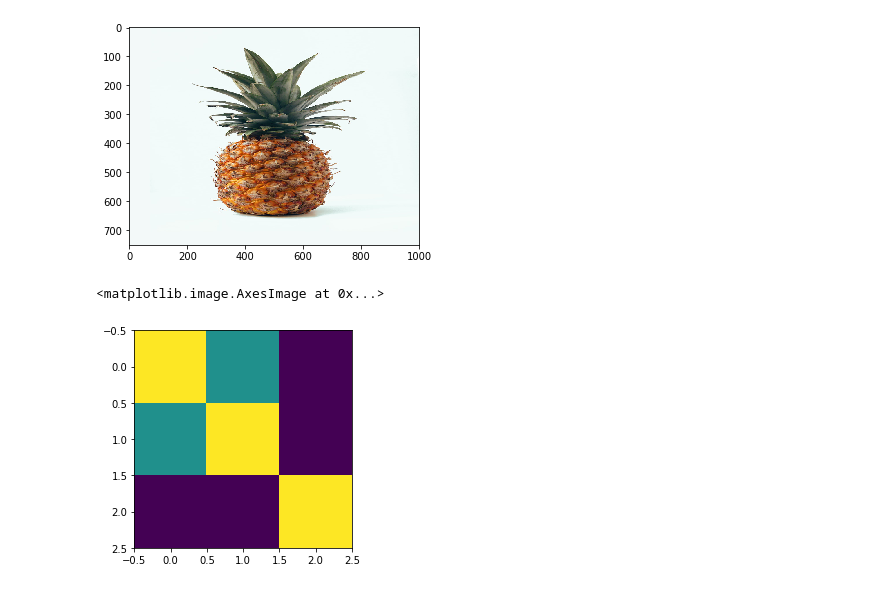
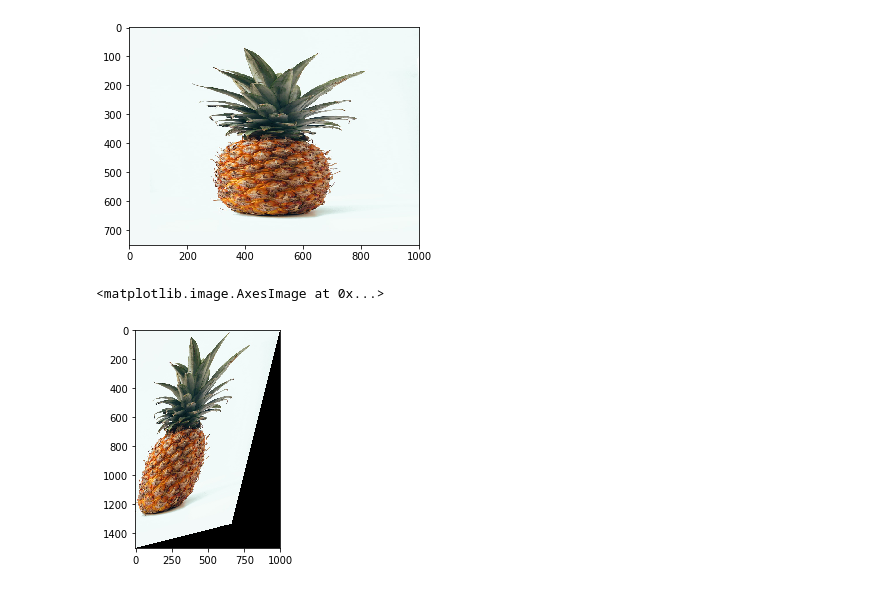
Before and after one commit to Fatwima/datascience, a Jupyter notebook: pg5/image.ipynb, the cells around one changed output. Cells and saved outputs as stored; diff of their text form; code cells hidden in the pictures.

```diff
--- a/pg5/image.ipynb
+++ b/pg5/image.ipynb
@@ -35,18 +35,18 @@ plt.imshow(d)
 # %%
 #Image shearing
 from PIL import Image
 import numpy as np
 from scipy import ndimage
 from matplotlib import pyplot as plt
 %matplotlib inline
 
 
 a=Image.open('a.jpg')
 b=np.array(a)
 h,w,c=b.shape
-d=np.array([[1,0.5,0],[0.5,1,0],[0,0,1]])
+d=np.array([[1,0.25,0],[0.25,1,0],[0,0,1]])
 c=ndimage.affine_transform(b,d)
-plt.imshow(d)
+plt.imshow(c)
 # %% [output]
 <matplotlib.image.AxesImage at 0x...>
-[figure, old version]
+[figure, new version]
```
